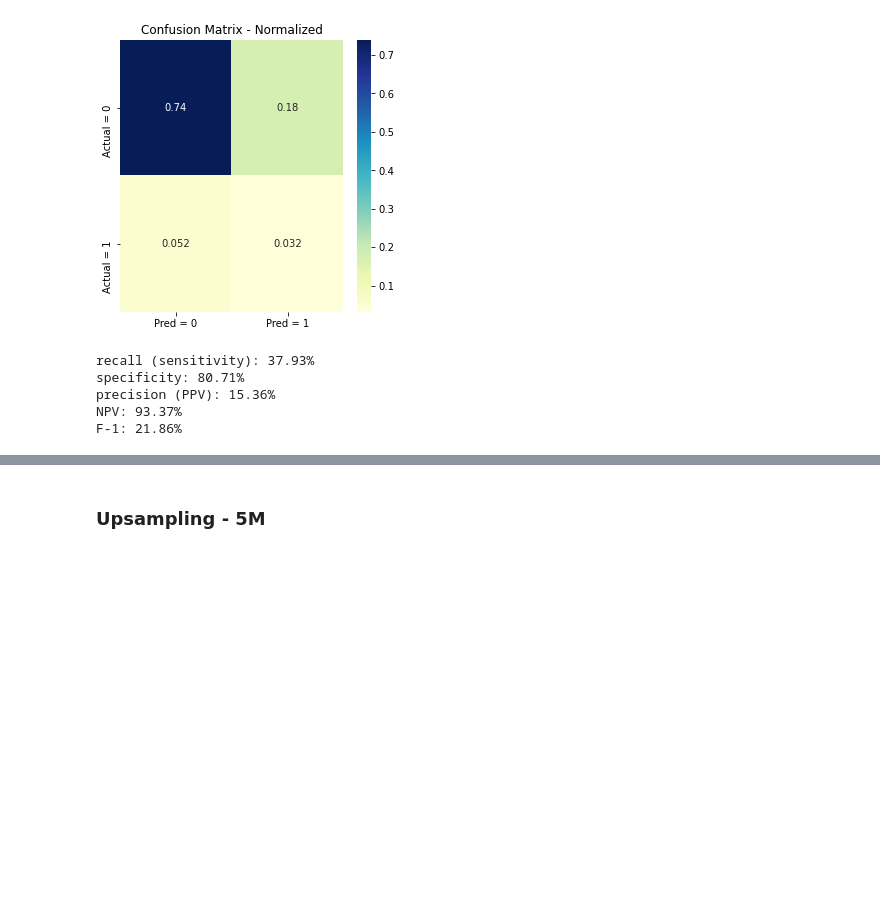
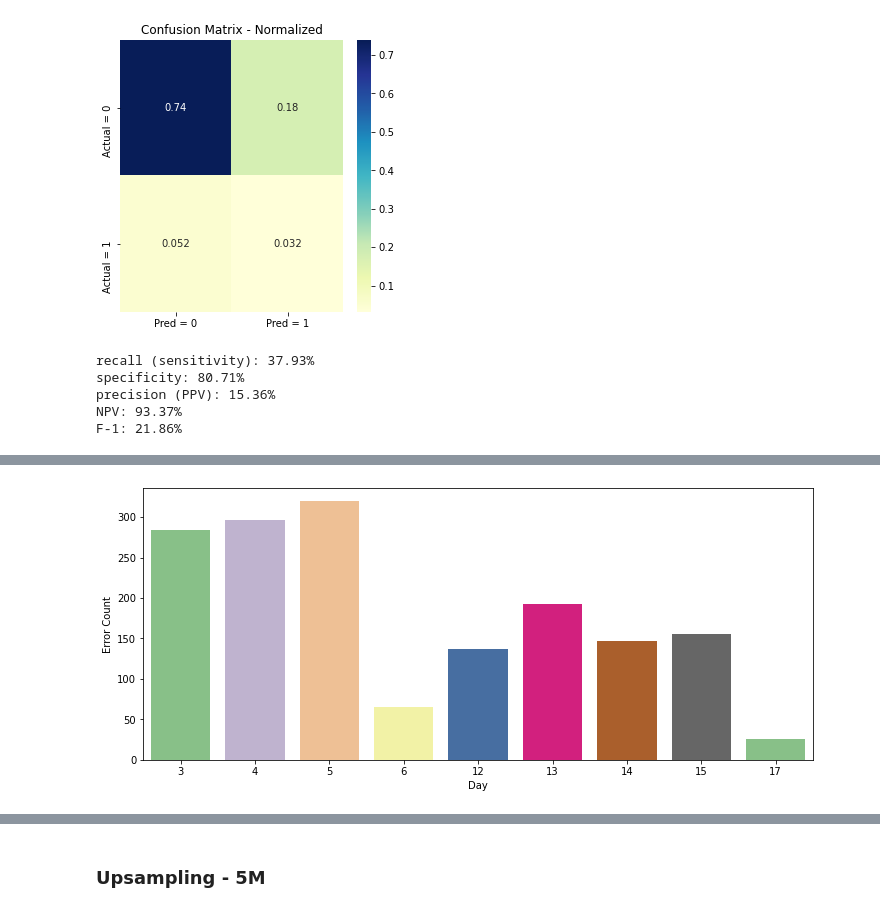
Before and after one commit to kaanguney/ENS492-Graduation-Project-Implementation, a Jupyter notebook: iForest++.ipynb, the cells around one changed output, grey strips where cells are left out. Cells and saved outputs as stored; diff of their text form; code cells hidden in the pictures; blank space fills up the shorter version.

```diff
--- a/iForest++.ipynb
+++ b/iForest++.ipynb
@@ -228,0 +393,8 @@ F-1: 21.86%
+# %%
+plt.figure(figsize = (12,5))
+sns.countplot(x = timestamp_df.Day, data = timestamp_df, palette = "Accent")
+plt.ylabel("Error Count")
+plt.savefig("/Users/kaanguney.keklikci/Desktop/Sabancı/ENS 492/source/results/baseline/error_found_countplot.jpeg")
+plt.show()
+# %% [output]
+[figure, added]
```
Also changed, not shown: parts of 39 cells of this notebook.
